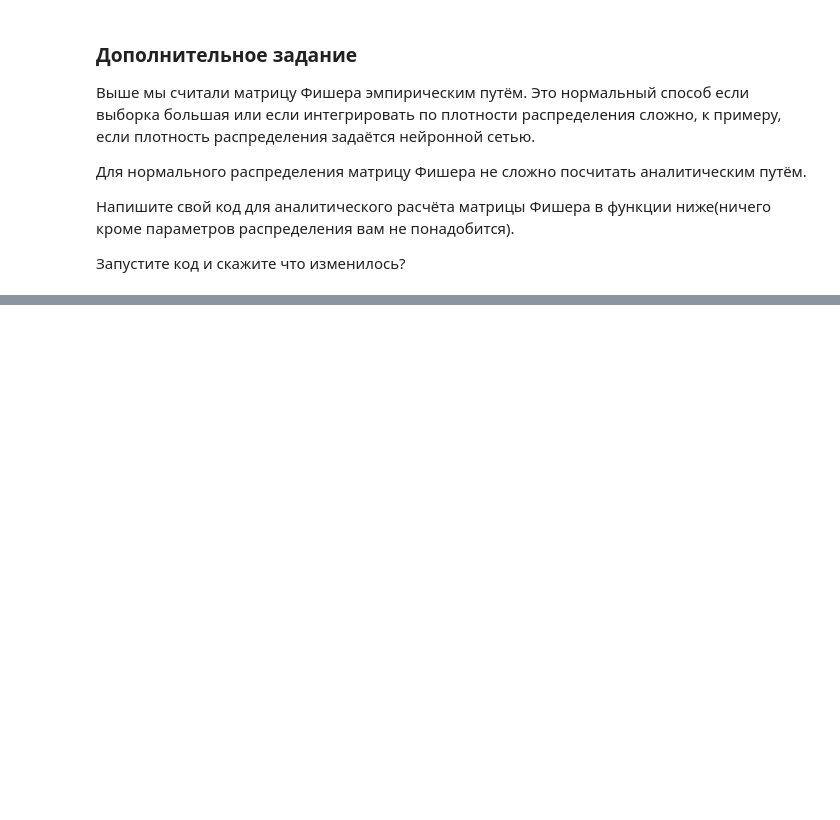
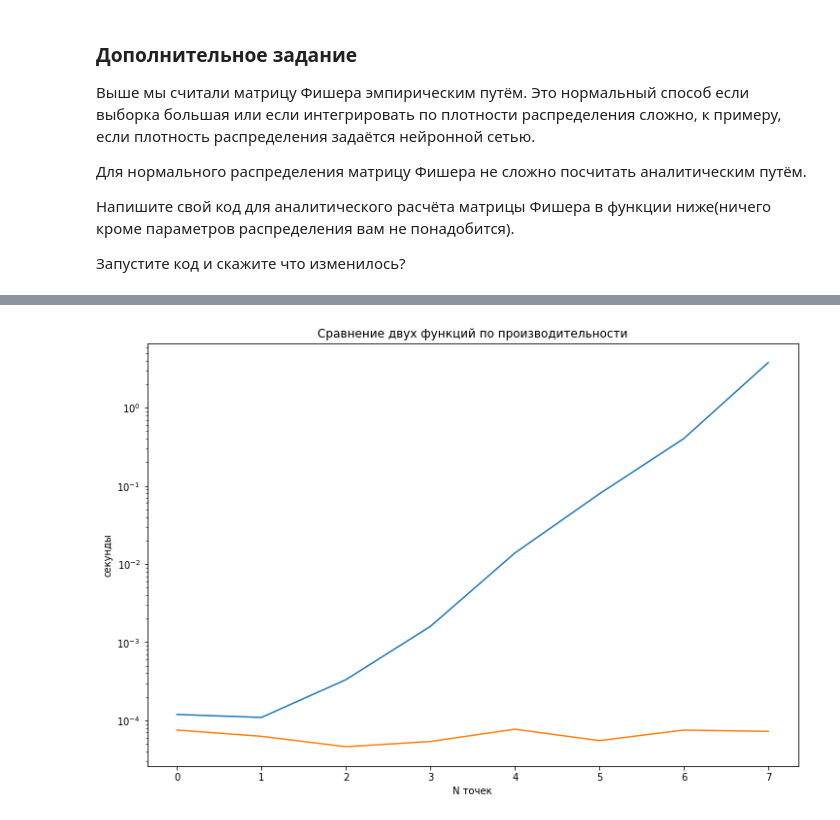
Before and after one commit to SchattenGenie/stats-ml, a Jupyter notebook: metrics/04_natural_gradient_unfilled.ipynb, the cells around one changed output, grey strips where cells are left out. Saved outputs shown, nothing was run; the diff lists cells and outputs as text; code cells hidden in the pictures; blank space fills up the shorter version.

```diff
--- a/metrics/04_natural_gradient_unfilled.ipynb
+++ b/metrics/04_natural_gradient_unfilled.ipynb
@@ -285,13 +314,14 @@ for i in tqdm(range(100)):
     grad_mean_total = np.zeros(shape=2)
     grad_cov_total = np.zeros(shape=(2, 2))
     grad, fisher = empirical_fisher(norm_2d_grad, X=X_decart, parameters=parameters)
-    natural_grad = <YOUR CODE>
+    natural_grad = np.linalg.inv(fisher).dot(grad)
+    # natural_grad = natural_grad / np.linalg.norm(natural_grad)
 
     parameters['mean'] += lr * natural_grad[:2]
     parameters['cov'] += lr * vec_to_covariance(natural_grad[2:])
 
     nat_grad_mse.append(mse_difference(true_parameters, parameters))
-    nat_grad_kl.append(kl_difference(true_parameters, parameters))
+    nat_grad_kl.append(kl_difference(parameters, true_parameters))
     nat_grad_mle.append(norm_2d_ll_array(X_decart, **parameters))
 
 
@@ -350,6 +391,7 @@ def analytical_fisher(parameters: dict) -> Union[np.ndarray, np.ndarray]:
         grads.append(grad)
 
 
+    fisher = <YOUR CODE>
     raise ValueError('Where is Fisher, dude?')
 
-    return np.vstack(grads).mean(axis=0),
+    return np.vstack(grads).mean(axis=0), fisher
@@ -370,7 +414,7 @@ for i in tqdm(range(200)):
     grad_mean_total = np.zeros(shape=2)
     grad_cov_total = np.zeros(shape=(2, 2))
     grad, fisher = analytical_fisher(norm_2d_grad, X=X_decart, parameters=parameters)
-    natural_grad = <YOUR CODE>
+    natural_grad = np.linalg.inv(fisher).dot(grad)
 
     parameters['mean'] += lr * natural_grad[:2]
     parameters['cov'] += lr * vec_to_covariance(natural_grad[2:])
@@ -420 +478,28 @@ wasserstein_distance_brute_force(x, y) == wasserstein_distance_smart_force(x, y)
+# %%
+import time
+times_brute = []
+times_smart = []
+Ns = np.arange(2, 10)
+for i in Ns:
+    x = np.random.randn(i)
+    y = np.random.randn(i)
+    t0 = time.time()
+    wasserstein_distance_brute_force(x, y)
+    t1 = time.time()
+    times_brute.append(t1 - t0)
+    t0 = time.time()
+    wasserstein_distance_smart_force(x, y)
+    t1 = time.time()
+    times_smart.append(t1 - t0)
+# %%
+plt.figure(figsize=(12, 8))
+plt.plot(times_brute, label='brute force')
+plt.plot(times_smart, label='smart force')
+plt.title('Сравнение двух функций по производительности')
+plt.xlabel('N точек')
+plt.ylabel('секунды')
+plt.yscale('log')
+plt.show()
+# %% [output]
+[figure, added]
 # %%
```
Also changed, not shown: parts of 32 cells of this notebook, 1 other file.
